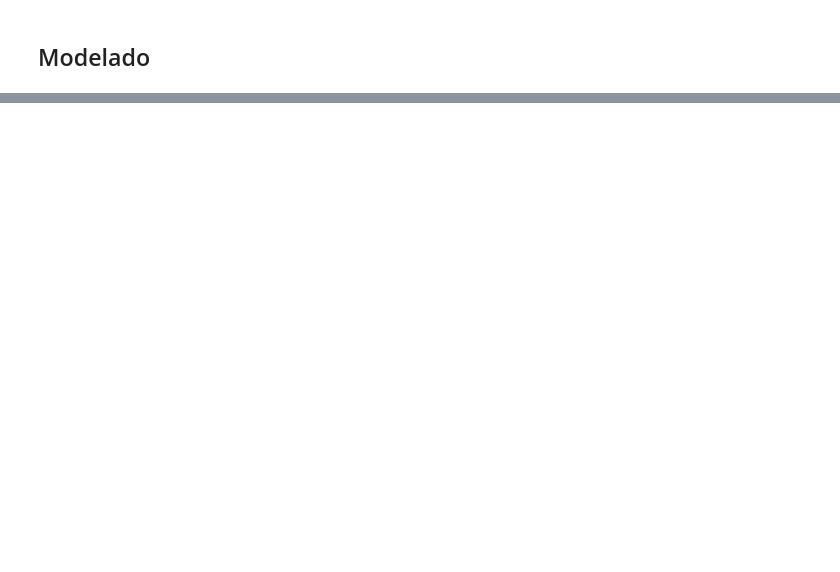
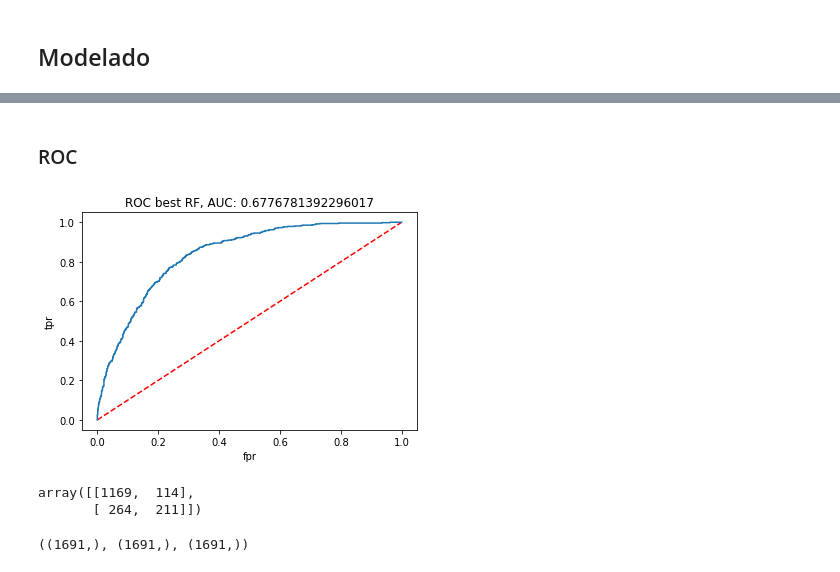
Before and after one commit to lorena10/LALA, a Jupyter notebook: proyecto_1_md.ipynb, the cells around one changed output, grey strips where cells are left out. Cells and saved outputs as stored; diff of their text form; code cells hidden in the pictures; blank space fills up the shorter version.

```diff
--- a/proyecto_1_md.ipynb
+++ b/proyecto_1_md.ipynb
@@ -184,0 +290,3 @@ np.random.seed(210418)
+# %%
+X_train = X_train.drop(var_no_imp, axis = 1)
+X_test = X_test.drop(var_no_imp, axis = 1)
@@ -184,0 +306,12 @@ np.random.seed(210418)
+# %%
+# n_estimators corresponde al número de árboles que queremos crear:
+grid = {'random_state': [7654], 'max_depth': [11, 13, 15], 'n_estimators': [500, 800, 1000],
+        'min_samples_leaf': [11, 13], 'criterion':['gini','entropy'] }
+
+rf = RandomForestClassifier(oob_score=True, n_jobs=-1)
+gs_rf = GridSearchCV(rf, grid, cv=5, scoring='recall', return_train_score=True, n_jobs=-1)
+
+start = time.time()
+# entrenando los random forest
+gs_rf.fit(X_train, y_train)
+print("tiempo de ejecución en segundos: {}".format(time.time() - start))
@@ -184,0 +355,4 @@ np.random.seed(210418)
+# %%
+# predicciones con el mejor predictor
+predicted_labels = gs_rf.predict(X_test)
+predicted_labels[:10]
@@ -184,0 +361,4 @@ np.random.seed(210418)
+# %%
+# predicciones en score con el mejor predictor
+predicted_scores = gs_rf.predict_proba(X_test)
+predicted_scores[:10]
@@ -184,0 +376,36 @@ np.random.seed(210418)
+# %% [markdown]
+### ROC
+# %%
+from sklearn.metrics import roc_curve, roc_auc_score
+
+import matplotlib.pyplot as plt
+
+%matplotlib inline
+
+fpr, tpr, thresholds = roc_curve(y_test, predicted_scores[:,1], pos_label=1)
+
+plt.clf()
+plt.plot([0,1],[0,1], 'k--', c="red")
+plt.plot(fpr, tpr)
+plt.title("ROC best RF, AUC: {}".format(roc_auc_score(y_test, predicted_labels)))
+plt.xlabel("fpr")
+plt.ylabel("tpr")
+plt.show()
+# %% [output]
+[figure, added]
+# %%
+from sklearn.metrics import confusion_matrix
+
+confusion_matrix(y_test, predicted_labels)
+# %% [output]
+array([[1169,  114],
+       [ 264,  211]])
+# %%
+#### Precision, recall, thresholds
+from sklearn.metrics import precision_recall_curve
+
+precision, recall, thresholds_2 = precision_recall_curve(y_test, predicted_scores[:,1], pos_label=1)
+thresholds_2 = np.append(thresholds_2, 1)
+(precision.shape, recall.shape, thresholds_2.shape)
+# %% [output]
+((1691,), (1691,), (1691,))
```
Also changed, not shown: parts of 35 cells of this notebook.
